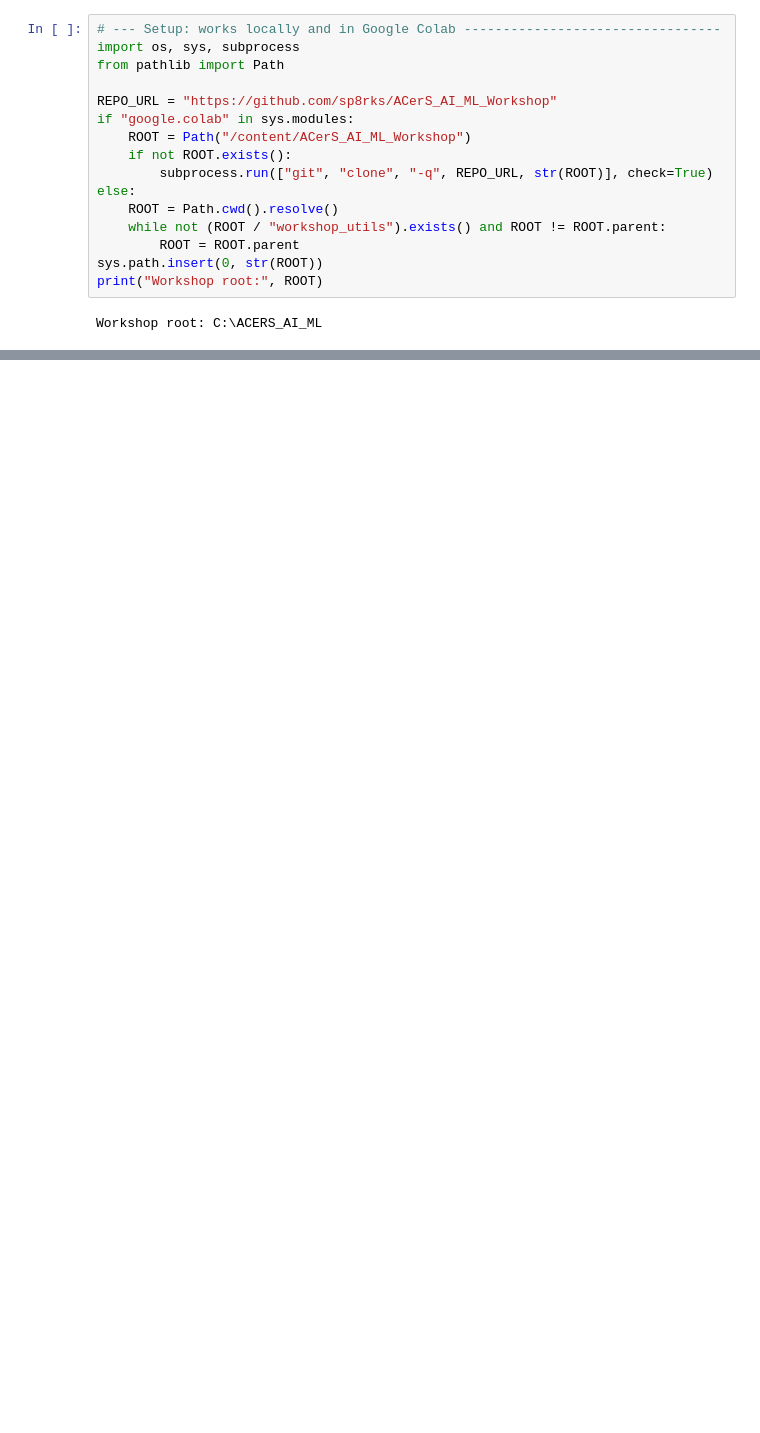
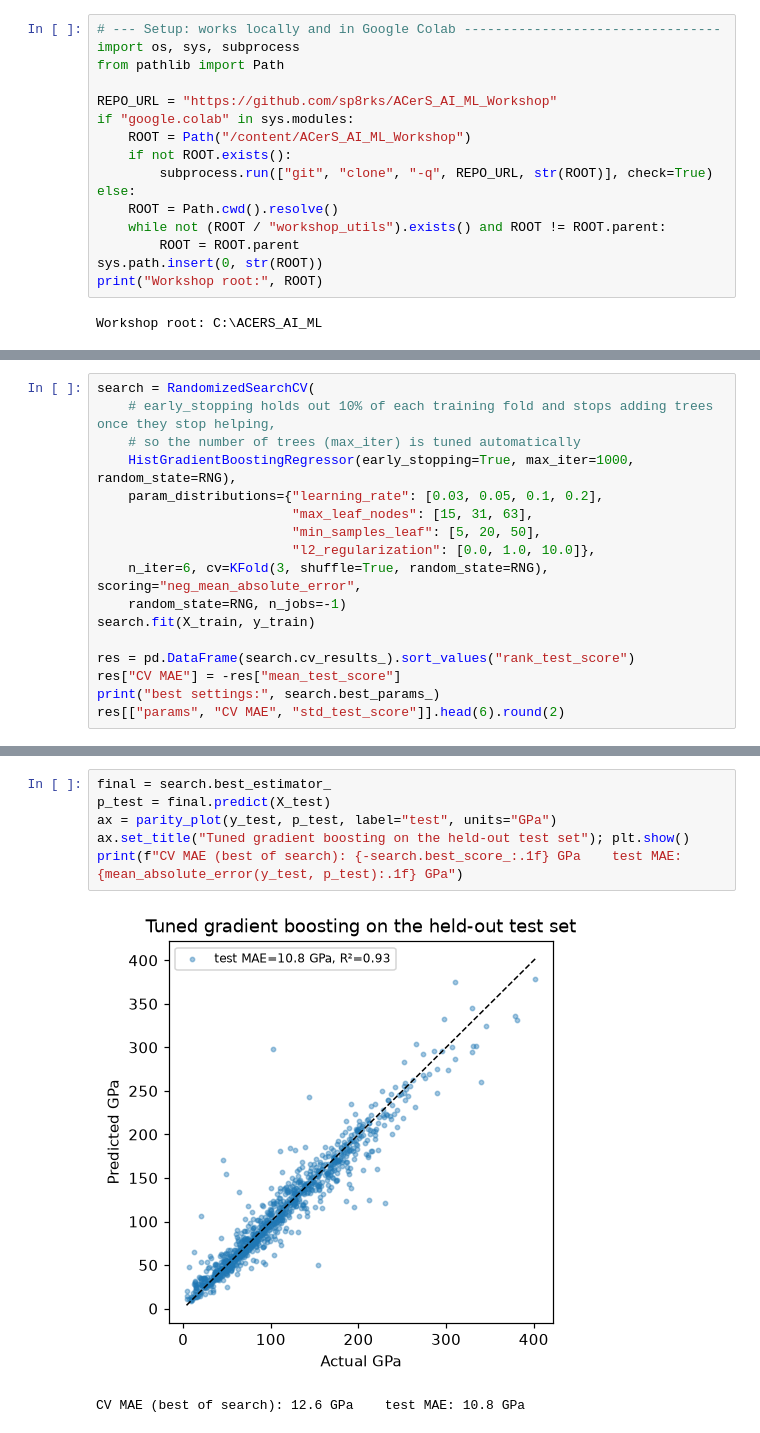
Before and after one commit to sp8rks/ACerS_AI_ML_Workshop, a Jupyter notebook: sessions/03_supervised_learning/03_supervised_learning.ipynb, the cells around one changed output, grey strips where cells are left out. Drawn from its saved outputs; the diff is of its cells as text; blank space fills up the shorter version.

```diff
--- a/sessions/03_supervised_learning/03_supervised_learning.ipynb
+++ b/sessions/03_supervised_learning/03_supervised_learning.ipynb
@@ -272,0 +217,17 @@ Free textbook: [*An Introduction to Statistical Learning*](https://www.statlearn
+# %%
+search = RandomizedSearchCV(
+    # early_stopping holds out 10% of each training fold and stops adding trees once they stop helping,
+    # so the number of trees (max_iter) is tuned automatically
+    HistGradientBoostingRegressor(early_stopping=True, max_iter=1000, random_state=RNG),
+    param_distributions={"learning_rate": [0.03, 0.05, 0.1, 0.2],
+                         "max_leaf_nodes": [15, 31, 63],
+                         "min_samples_leaf": [5, 20, 50],
+                         "l2_regularization": [0.0, 1.0, 10.0]},
+    n_iter=6, cv=KFold(3, shuffle=True, random_state=RNG), scoring="neg_mean_absolute_error",
+    random_state=RNG, n_jobs=-1)
+search.fit(X_train, y_train)
+
+res = pd.DataFrame(search.cv_results_).sort_values("rank_test_score")
+res["CV MAE"] = -res["mean_test_score"]
+print("best settings:", search.best_params_)
+res[["params", "CV MAE", "std_test_score"]].head(6).round(2)
@@ -272,0 +266,9 @@ Free textbook: [*An Introduction to Statistical Learning*](https://www.statlearn
+# %%
+final = search.best_estimator_
+p_test = final.predict(X_test)
+ax = parity_plot(y_test, p_test, label="test", units="GPa")
+ax.set_title("Tuned gradient boosting on the held-out test set"); plt.show()
+print(f"CV MAE (best of search): {-search.best_score_:.1f} GPa    test MAE: {mean_absolute_error(y_test, p_test):.1f} GPa")
+# %% [output]
+[figure, added]
+CV MAE (best of search): 12.6 GPa    test MAE: 10.8 GPa
```
Also changed, not shown: parts of 85 cells of this notebook, 5 other files.
